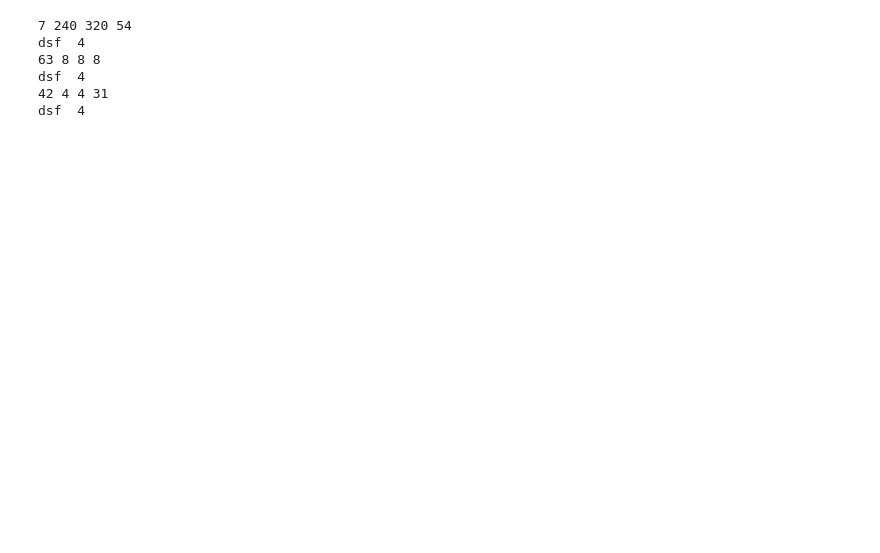
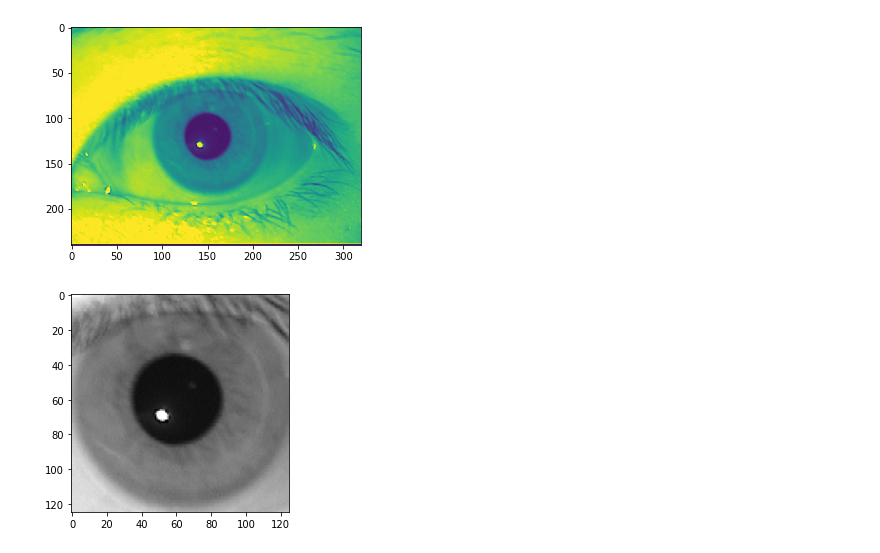
Before and after one commit to AhmedKhaled590/Iris-Recoginition-System, a Jupyter notebook: daugman.ipynb, the cells around one changed output. Saved outputs shown, nothing was run; the diff lists cells and outputs as text; code cells hidden in the pictures; blank space fills up the shorter version.

```diff
--- a/daugman.ipynb
+++ b/daugman.ipynb
@@ -13,20 +13,16 @@ from PIL import Image
 from skimage.exposure import histogram
 from matplotlib.pyplot import bar
 # %%
-IMG_PATH = 'images/roslir2.bmp'
-o_circles, inner_circles = canny.process_for_daugman(canny,IMG_PATH)
+IMG_PATH = 'images/kelvinl1.bmp'
+o_circles, inner_circles,imgr = canny.process_for_daugman(canny,IMG_PATH)
 inner_radius=inner_circles[0][2],
 outer_radius=o_circles[0][2]
 iris_height=outer_radius-inner_radius
 iris_height=iris_height[0].astype(int)
 inner_radius= inner_radius[0]
 # %% [output]
-7 240 320 54
-dsf  4
-63 8 8 8
-dsf  4
-42 4 4 31
-dsf  4
+[figure, added]
+[figure, added]
 # %%
 def showHist(img):
     # An "interface" to matplotlib.axes.Axes.hist() method
```
Also changed, not shown: parts of 2 cells of this notebook, 5 other files.
